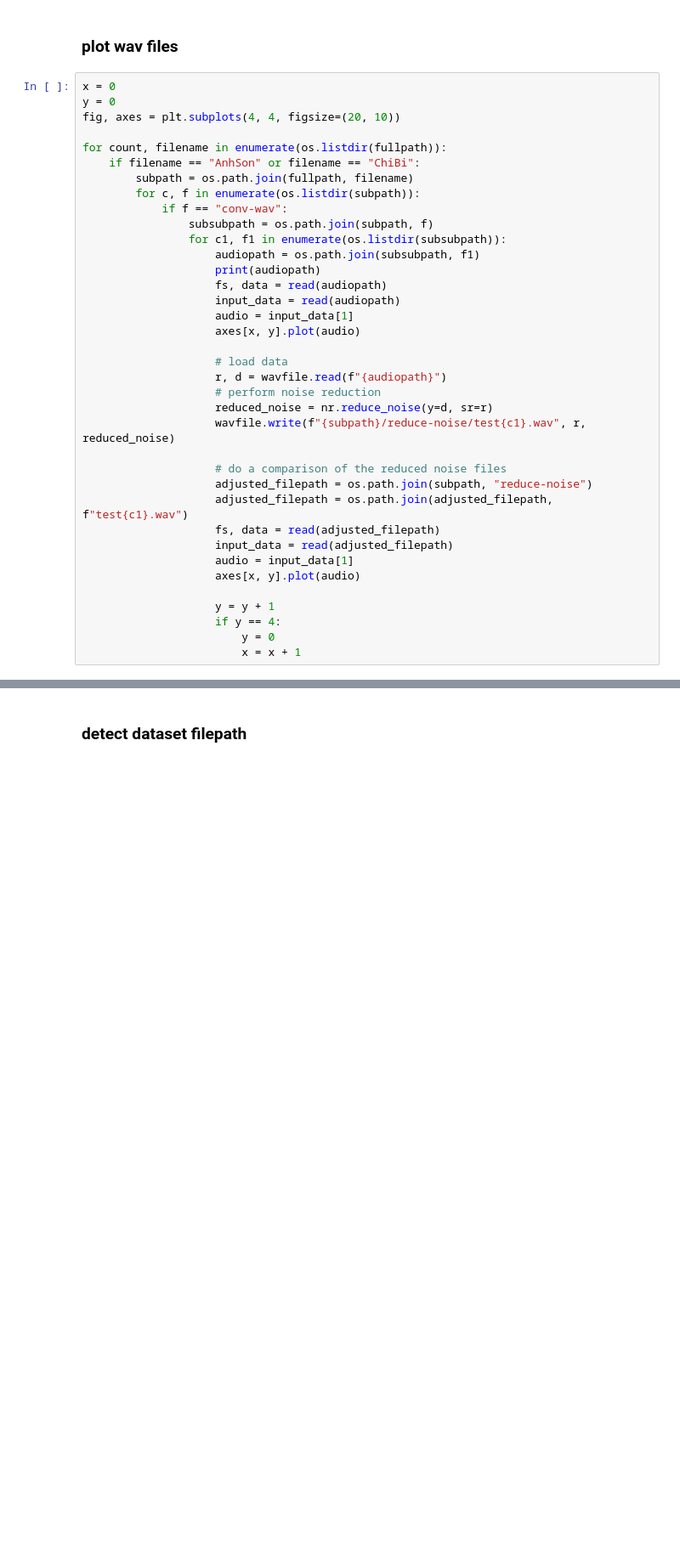
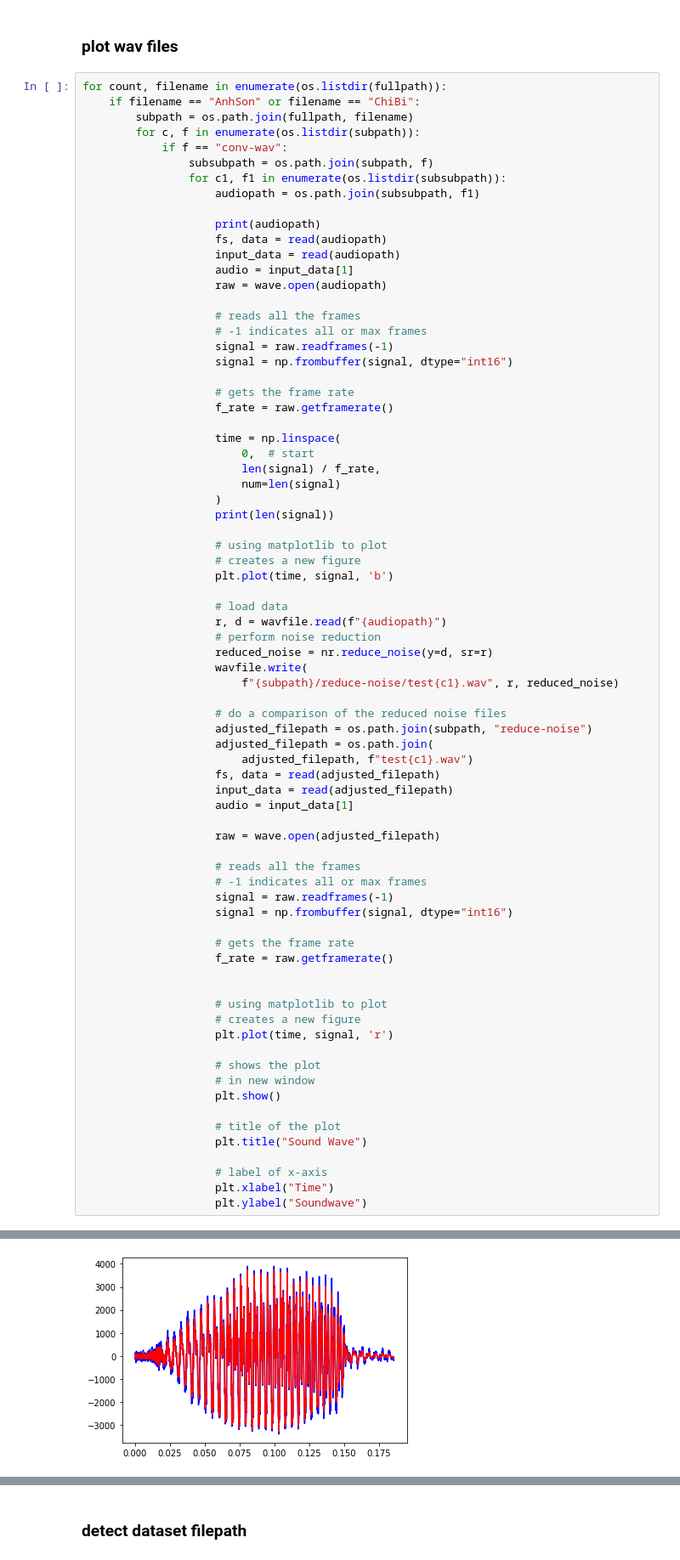
Before and after one commit to bluishfluid666/bahnar_tts, a Jupyter notebook: src-code/pattern-processing.ipynb, the cells around one changed output, grey strips where cells are left out. Shown at 85% size. Saved outputs shown, nothing was run; the diff lists cells and outputs as text; blank space fills up the shorter version.

Commit message:
I plotted the graphical soundwave of the original audio files, as well as drawing the denoised pattern audios. Maybe this afternoon I will continue working on the audio splitting. Harsh...

```diff
--- a/src-code/pattern-processing.ipynb
+++ b/src-code/pattern-processing.ipynb
@@ -58,10 +60,6 @@ def accept_test(pattern, test, min_error):
 # %% [markdown]
 ### plot wav files
 # %%
-x = 0
-y = 0
-fig, axes = plt.subplots(4, 4, figsize=(20, 10))
-
 for count, filename in enumerate(os.listdir(fullpath)):
     if filename == "AnhSon" or filename == "ChiBi":
         subpath = os.path.join(fullpath, filename)
@@ -70,27 +68,70 @@ for count, filename in enumerate(os.listdir(fullpath)):
                 subsubpath = os.path.join(subpath, f)
                 for c1, f1 in enumerate(os.listdir(subsubpath)):
                     audiopath = os.path.join(subsubpath, f1)
+
                     print(audiopath)
                     fs, data = read(audiopath)
                     input_data = read(audiopath)
                     audio = input_data[1]
-                    axes[x, y].plot(audio)
+                    raw = wave.open(audiopath)
+
+                    # reads all the frames
+                    # -1 indicates all or max frames
+                    signal = raw.readframes(-1)
+                    signal = np.frombuffer(signal, dtype="int16")
+
+                    # gets the frame rate
+                    f_rate = raw.getframerate()
+
+                    time = np.linspace(
+                        0,  # start
+                        len(signal) / f_rate,
+                        num=len(signal)
+                    )
+                    print(len(signal))
+
+                    # using matplotlib to plot
+                    # creates a new figure
+                    plt.plot(time, signal, 'b')
 
                     # load data
                     r, d = wavfile.read(f"{audiopath}")
                     # perform noise reduction
                     reduced_noise = nr.reduce_noise(y=d, sr=r)
-                    wavfile.write(f"{subpath}/reduce-noise/test{c1}.wav", r, reduced_noise)
+                    wavfile.write(
+                        f"{subpath}/reduce-noise/test{c1}.wav", r, reduced_noise)
 
                     # do a comparison of the reduced noise files
                     adjusted_filepath = os.path.join(subpath, "reduce-noise")
-                    adjusted_filepath = os.path.join(adjusted_filepath, f"test{c1}.wav")
+                    adjusted_filepath = os.path.join(
+                        adjusted_filepath, f"test{c1}.wav")
                     fs, data = read(adjusted_filepath)
                     input_data = read(adjusted_filepath)
                     audio = input_data[1]
-                    axes[x, y].plot(audio)
 
-                    y = y + 1
-                    if y == 4:
-                        y = 0
-                        x = x + 1
+                    raw = wave.open(adjusted_filepath)
+
+                    # reads all the frames
+                    # -1 indicates all or max frames
+                    signal = raw.readframes(-1)
+                    signal = np.frombuffer(signal, dtype="int16")
+
+                    # gets the frame rate
+                    f_rate = raw.getframerate()
+
+
+                    # using matplotlib to plot
+                    # creates a new figure
+                    plt.plot(time, signal, 'r')
+
+                    # shows the plot
+                    # in new window
+                    plt.show()
+
+                    # title of the plot
+                    plt.title("Sound Wave")
+
+                    # label of x-axis
+                    plt.xlabel("Time")
+                    plt.ylabel("Soundwave")
+# %% [output]
@@ -96,0 +140 @@ for count, filename in enumerate(os.listdir(fullpath)):
+[figure, added]
```
Also changed, not shown: parts of 15 cells of this notebook, 1 other file.
